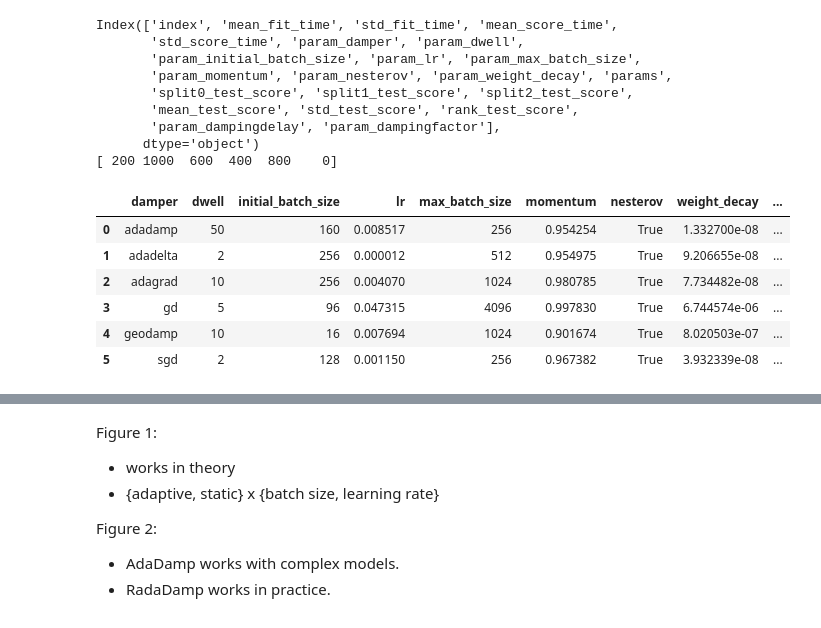
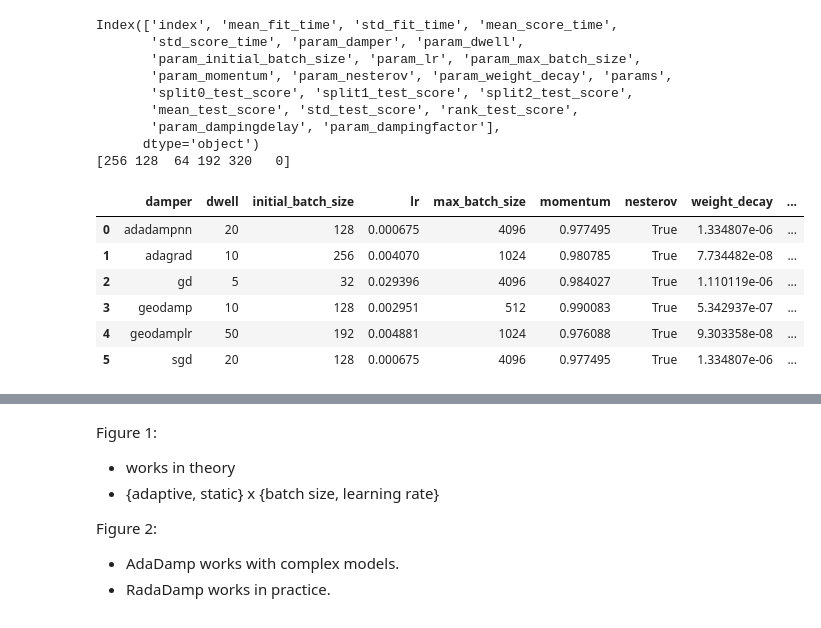
Before and after one commit to stsievert/adadamp-experiments, a Jupyter notebook: exp-finetune/viz-single.ipynb, the cells around one changed output, grey strips where cells are left out. Drawn from its saved outputs; the diff is of its cells as text; code cells hidden in the pictures.

```diff
--- a/exp-finetune/viz-single.ipynb
+++ b/exp-finetune/viz-single.ipynb
@@ -41,40 +47,41 @@ def _serialize(x: Any) -> Any:
 
 def get_damper(damper: str) -> pd.DataFrame:
     with open(OUT / f"search-{damper}.pkl", "rb") as f:
         search = pickle.load(f)
     df = pd.DataFrame(search.cv_results_)
     df = df.sort_values(by="mean_test_score", ascending=False)
     return df
 
-dfs = [get_damper(d) for d in ["sgd", "adadamp", "gd", "adagrad", "geodamp", "adadelta"]]
+DAMPERS = ["sgd", "gd", "adagrad", "geodamp", "adadampnn", "geodamplr"]
+dfs = [get_damper(d) for d in DAMPERS]
 df = pd.concat(dfs).reset_index()
 
 print(df.columns)
 best_idx =  df.groupby("param_damper")["mean_test_score"].idxmax().to_numpy()
 print(best_idx)
 __params = df.loc[best_idx]["params"].to_list()
 _params = _serialize(__params)
 assert len(_params) == len(__params)
 from pprint import pprint
 _params2 = {p["damper"]: p for p in _params}
 params = pd.DataFrame(_params)
-with open("tuned-params-2025-01-02.json", "w") as f:
-    json.dump(_params2, f)
+# with open("tuned-params-2025-01-02.json", "w") as f:
+#     json.dump(_params2, f)
 params
 # %% [output]
 Index(['index', 'mean_fit_time', 'std_fit_time', 'mean_score_time',
        'std_score_time', 'param_damper', 'param_dwell',
        'param_initial_batch_size', 'param_lr', 'param_max_batch_size',
        'param_momentum', 'param_nesterov', 'param_weight_decay', 'params',
        'split0_test_score', 'split1_test_score', 'split2_test_score',
        'mean_test_score', 'std_test_score', 'rank_test_score',
        'param_dampingdelay', 'param_dampingfactor'],
       dtype='object')
-[ 200 1000  600  400  800    0]
+[256 128  64 192 320   0]
 |  | damper | dwell | initial_batch_size | lr | max_batch_size | momentum | nesterov | weight_decay | ... |
-| 0 | adadamp | 50 | 160 | 0.008517 | 256 | 0.954254 | True | 1.332700e-08 | ... |
-| 1 | adadelta | 2 | 256 | 0.000012 | 512 | 0.954975 | True | 9.206655e-08 | ... |
-| 2 | adagrad | 10 | 256 | 0.004070 | 1024 | 0.980785 | True | 7.734482e-08 | ... |
-| 3 | gd | 5 | 96 | 0.047315 | 4096 | 0.997830 | True | 6.744574e-06 | ... |
-| 4 | geodamp | 10 | 16 | 0.007694 | 1024 | 0.901674 | True | 8.020503e-07 | ... |
-| 5 | sgd | 2 | 128 | 0.001150 | 256 | 0.967382 | True | 3.932339e-08 | ... |
+| 0 | adadampnn | 20 | 128 | 0.000675 | 4096 | 0.977495 | True | 1.334807e-06 | ... |
+| 1 | adagrad | 10 | 256 | 0.004070 | 1024 | 0.980785 | True | 7.734482e-08 | ... |
+| 2 | gd | 5 | 32 | 0.029396 | 4096 | 0.984027 | True | 1.110119e-06 | ... |
+| 3 | geodamp | 10 | 128 | 0.002951 | 512 | 0.990083 | True | 5.342937e-07 | ... |
+| 4 | geodamplr | 50 | 192 | 0.004881 | 1024 | 0.976088 | True | 9.303358e-08 | ... |
+| 5 | sgd | 20 | 128 | 0.000675 | 4096 | 0.977495 | True | 1.334807e-06 | ... |
```
Also changed, not shown: parts of 6 cells of this notebook, 2 other files.
